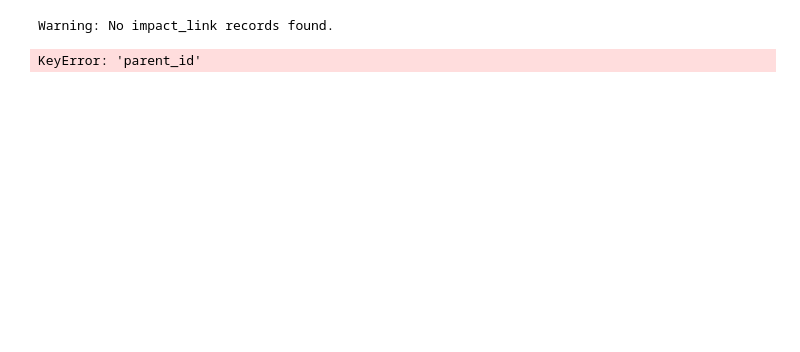
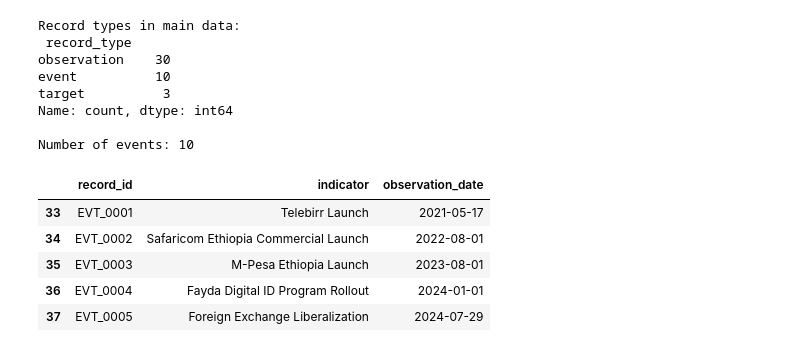
Before and after one commit to meronteklehaymanotgebru/ethiopia-fi-forecast, a Jupyter notebook: notebooks/event_impact_modeling.ipynb, the cells around one changed output. Cells and saved outputs as stored; diff of their text form; code cells hidden in the pictures; blank space fills up the shorter version.

```diff
--- a/notebooks/event_impact_modeling.ipynb
+++ b/notebooks/event_impact_modeling.ipynb
@@ -22,9 +34,23 @@ Loaded 43 records from /home/meron-t-gebru/ethiopia-fi-forecast/data/raw/ethiopi
 # %%
+# Check record types
+print('Record types in main data:\n', df['record_type'].value_counts())
+
+# Extract events
 events = df[df['record_type'] == 'event'].copy()
-links = load_impact_links(df)
-matrix = build_association_matrix(links, events)
-print('Association matrix:\n', matrix)
-plot_association_heatmap(matrix)
+print('\nNumber of events:', len(events))
+events[['record_id', 'indicator', 'observation_date']].head()
 # %% [output]
-Warning: No impact_link records found.
+Record types in main data:
+ record_type
+observation    30
+event          10
+target          3
+Name: count, dtype: int64
+
+Number of events: 10
-KeyError: 'parent_id'
+|  | record_id | indicator | observation_date |
+| 33 | EVT_0001 | Telebirr Launch | 2021-05-17 |
+| 34 | EVT_0002 | Safaricom Ethiopia Commercial Launch | 2022-08-01 |
+| 35 | EVT_0003 | M-Pesa Ethiopia Launch | 2023-08-01 |
+| 36 | EVT_0004 | Fayda Digital ID Program Rollout | 2024-01-01 |
+| 37 | EVT_0005 | Foreign Exchange Liberalization | 2024-07-29 |
```
Also changed, not shown: parts of 5 cells of this notebook, 3 other files.
